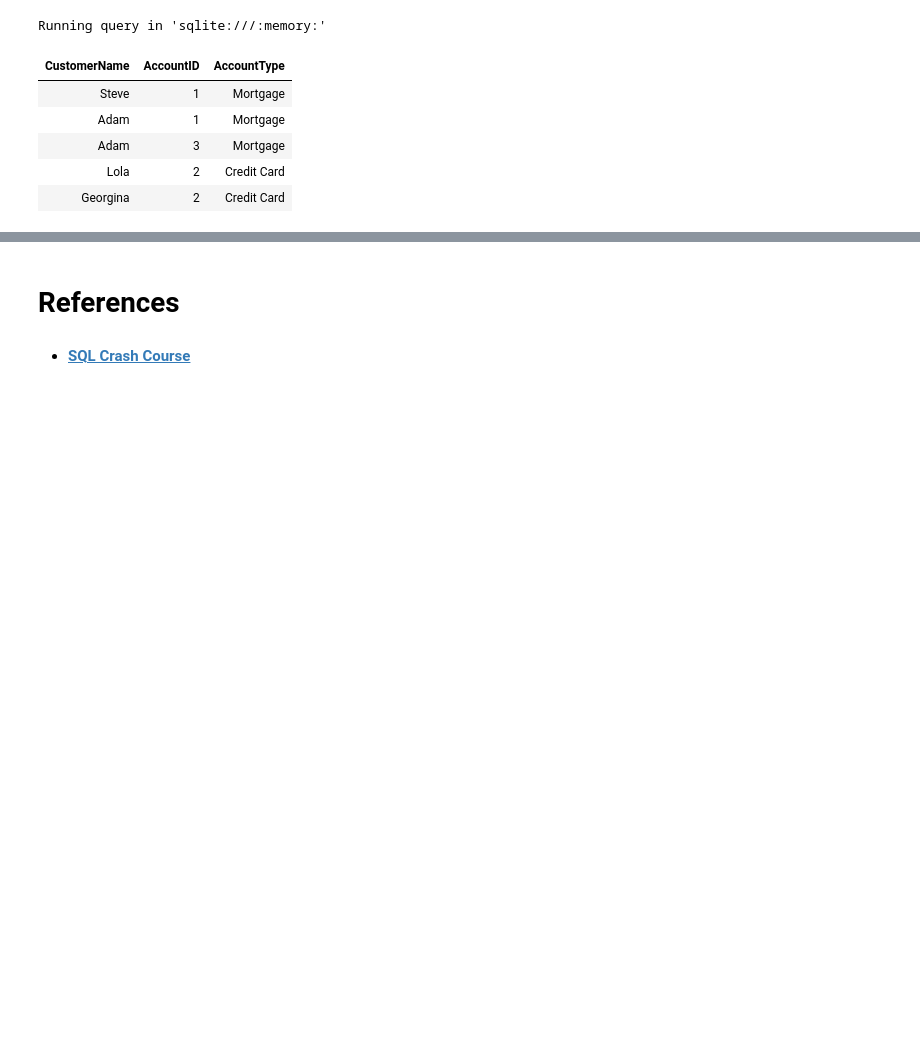
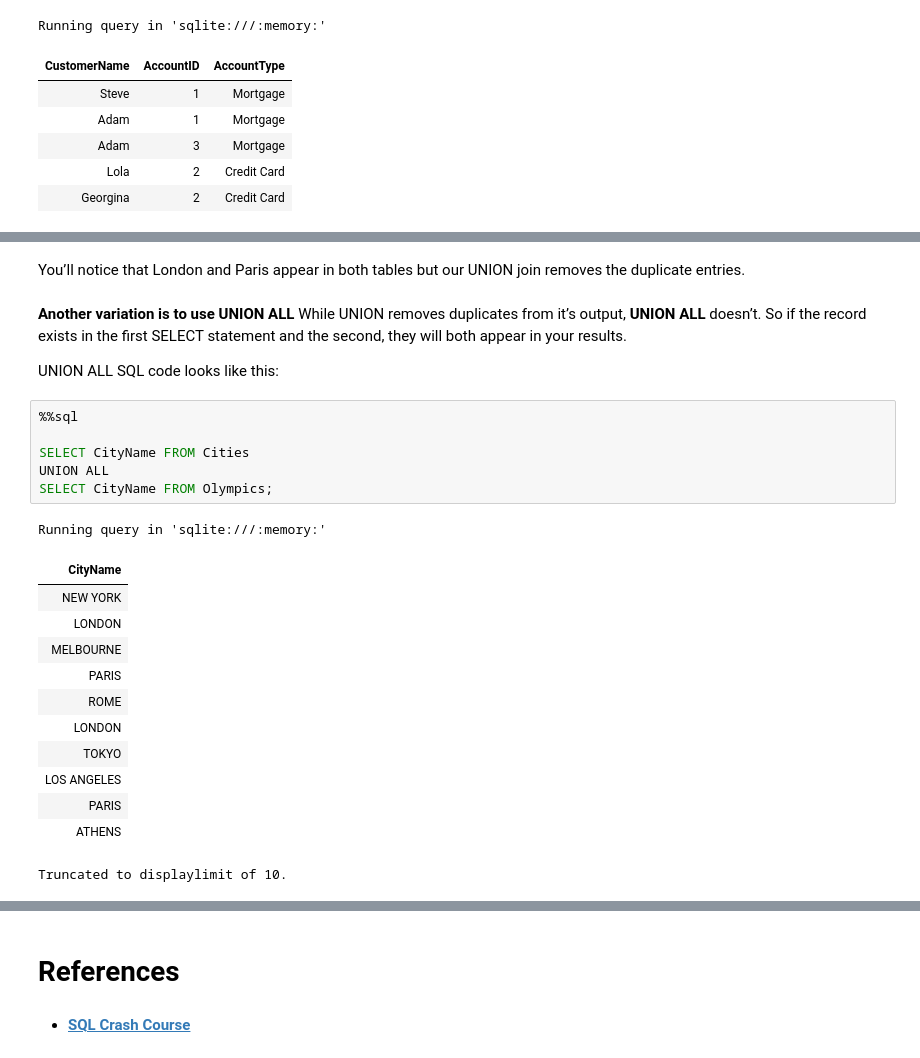
Before and after one commit to ancilcleetus/My-Learning-Journey-in-AI, a Jupyter notebook: Tools/SQL_Crash_Course.ipynb, the cells around one changed output, grey strips where cells are left out. Cells and saved outputs as stored; diff of their text form; blank space fills up the shorter version.

```diff
--- a/Tools/SQL_Crash_Course.ipynb
+++ b/Tools/SQL_Crash_Course.ipynb
@@ -977,0 +1069,27 @@ Running query in 'sqlite:///:memory:'
+# %% [markdown]
+You’ll notice that London and Paris appear in both tables but our UNION join removes the duplicate entries.
+# %% [markdown]
+**Another variation is to use UNION ALL**
+While UNION removes duplicates from it’s output, **UNION ALL** doesn’t. So if the record exists in the first SELECT statement and the second, they will both appear in your results.
+
+UNION ALL SQL code looks like this:
+# %%
+%%sql
+
+SELECT CityName FROM Cities
+UNION ALL
+SELECT CityName FROM Olympics;
+# %% [output]
+Running query in 'sqlite:///:memory:'
+| CityName |
+| NEW YORK |
+| LONDON |
+| MELBOURNE |
+| PARIS |
+| ROME |
+| LONDON |
+| TOKYO |
+| LOS ANGELES |
+| PARIS |
+| ATHENS |
+Truncated to displaylimit of 10.
```
Also changed, not shown: parts of 9 cells of this notebook.
